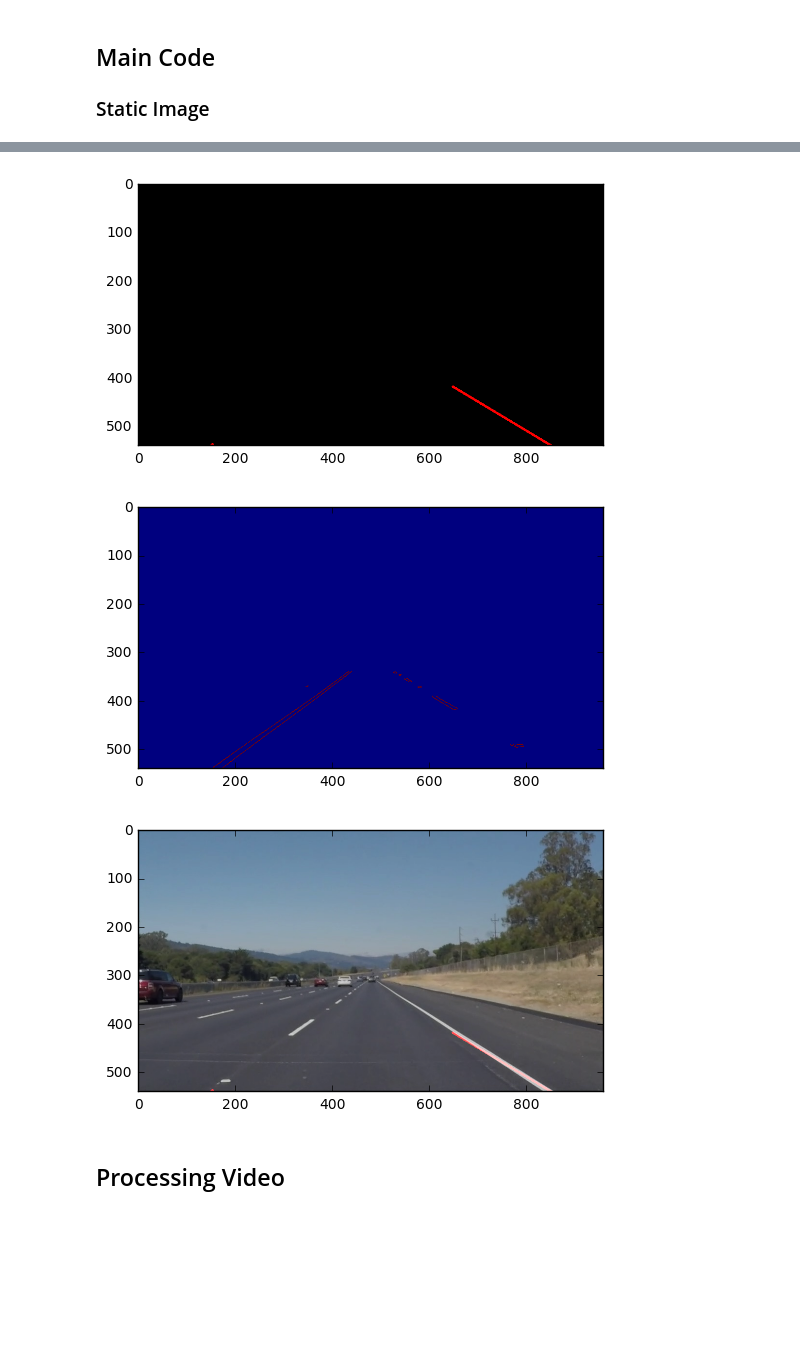
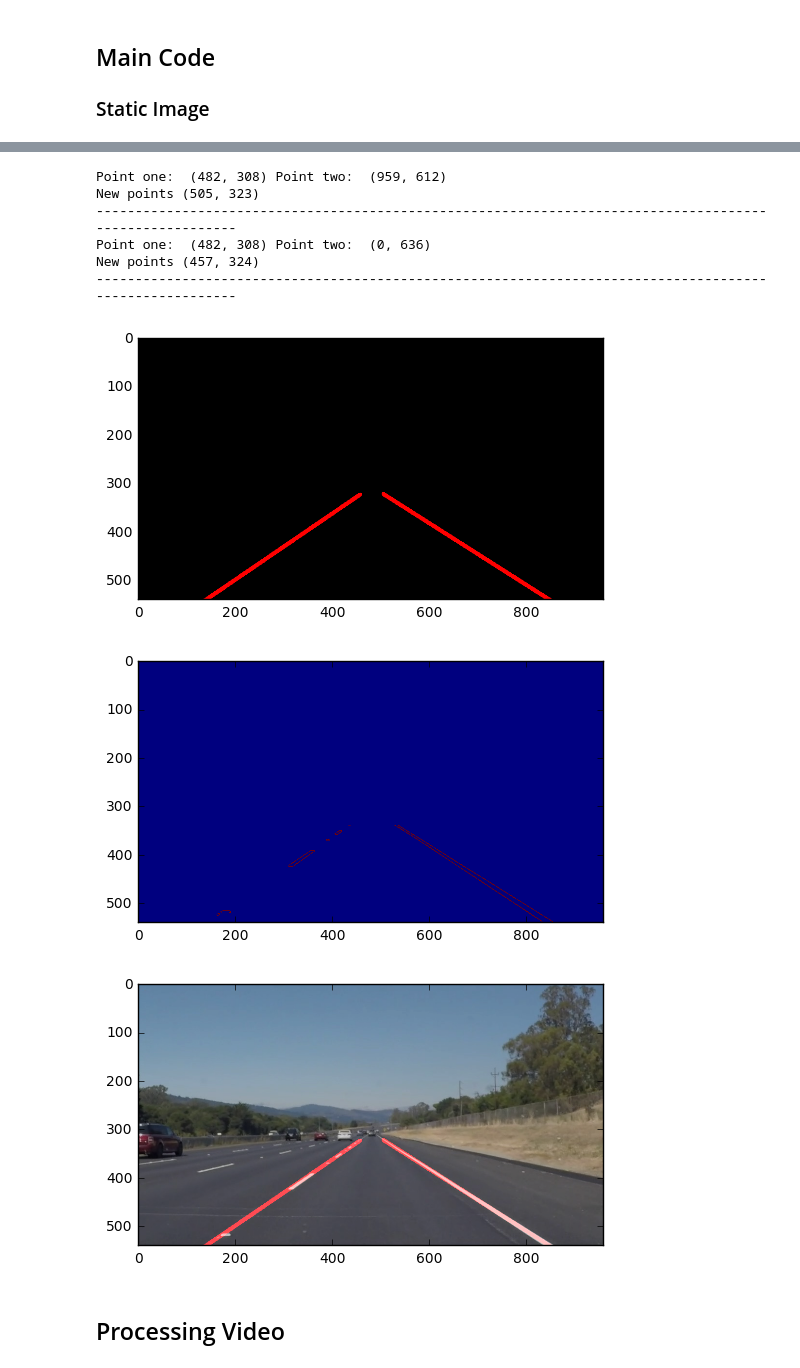
Before and after one commit to akshaybabloo/Car-ND, a Jupyter notebook: Term-1/Finding_Lane_Lines/P1/Project-1.ipynb, the cells around one changed output, grey strips where cells are left out. Saved outputs shown, nothing was run; the diff lists cells and outputs as text; code cells hidden in the pictures; blank space fills up the shorter version.

Commit message:
rewritten the algorithm to draw a straight line

```diff
--- a/Term-1/Finding_Lane_Lines/P1/Project-1.ipynb
+++ b/Term-1/Finding_Lane_Lines/P1/Project-1.ipynb
@@ -152,7 +314,7 @@ def draw_lines_custom(img, lines, color=(255, 0, 0), thickness=3):
 # %%
 # Getting the image
 try:
-    image = mpimg.imread('test_images/solidYellowCurve.jpg')
+    image = mpimg.imread('test_images/solidWhiteRight.jpg')
 except FileNotFoundError as e:
     print(e)
 # plt.imshow(image)
@@ -177,26 +336,32 @@ plt.imshow(edges_image, cmap='gray')
 # %%
 # Masking the image
 imshape = image.shape
 vertices = np.array([[(50, imshape[0]), (400, 340), (560, 340), (imshape[1], imshape[0])]], dtype=np.int32)
 masked_edges = region_of_interest(edges_image, vertices)
 
 # Applying Hough transform to masked image
-rho = 1
+rho = 2
 theta = np.pi/180
-threshold = 10
-min_line_length = 10
-max_line_gap = 80
+threshold = 45
+min_line_length = 40
+max_line_gap = 100
 hough_lines_image = hough_lines(masked_edges, rho, theta, threshold, min_line_len=min_line_length, max_line_gap=max_line_gap)
 combo_image = weighted_img(hough_lines_image, image)
 # Display images
 images = [hough_lines_image, masked_edges, combo_image]
 for ima in images:
     plt.figure()
     plt.imshow(ima)
 # %% [output]
+Point one:  (482, 308) Point two:  (959, 612)
+New points (505, 323)
+--------------------------------------------------------------------------------------------------------
+Point one:  (482, 308) Point two:  (0, 636)
+New points (457, 324)
+--------------------------------------------------------------------------------------------------------
-[figure, old version]
+[figure, new version]
-[figure, old version]
+[figure, new version]
-[figure, old version]
+[figure, new version]
 # %% [markdown]
 ## Processing Video
 # %%
```
Also changed, not shown: parts of 13 cells of this notebook, 2 other files.
